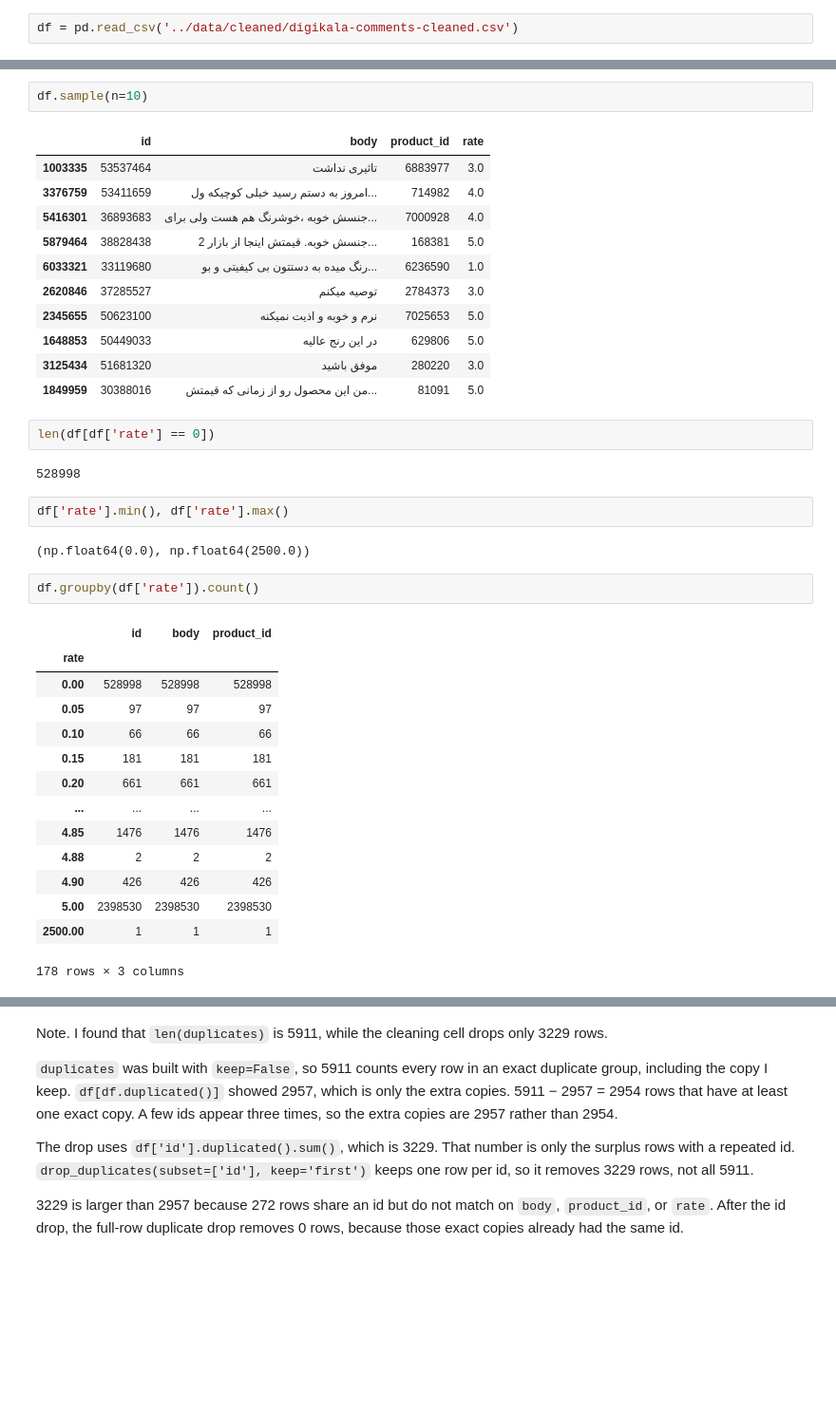
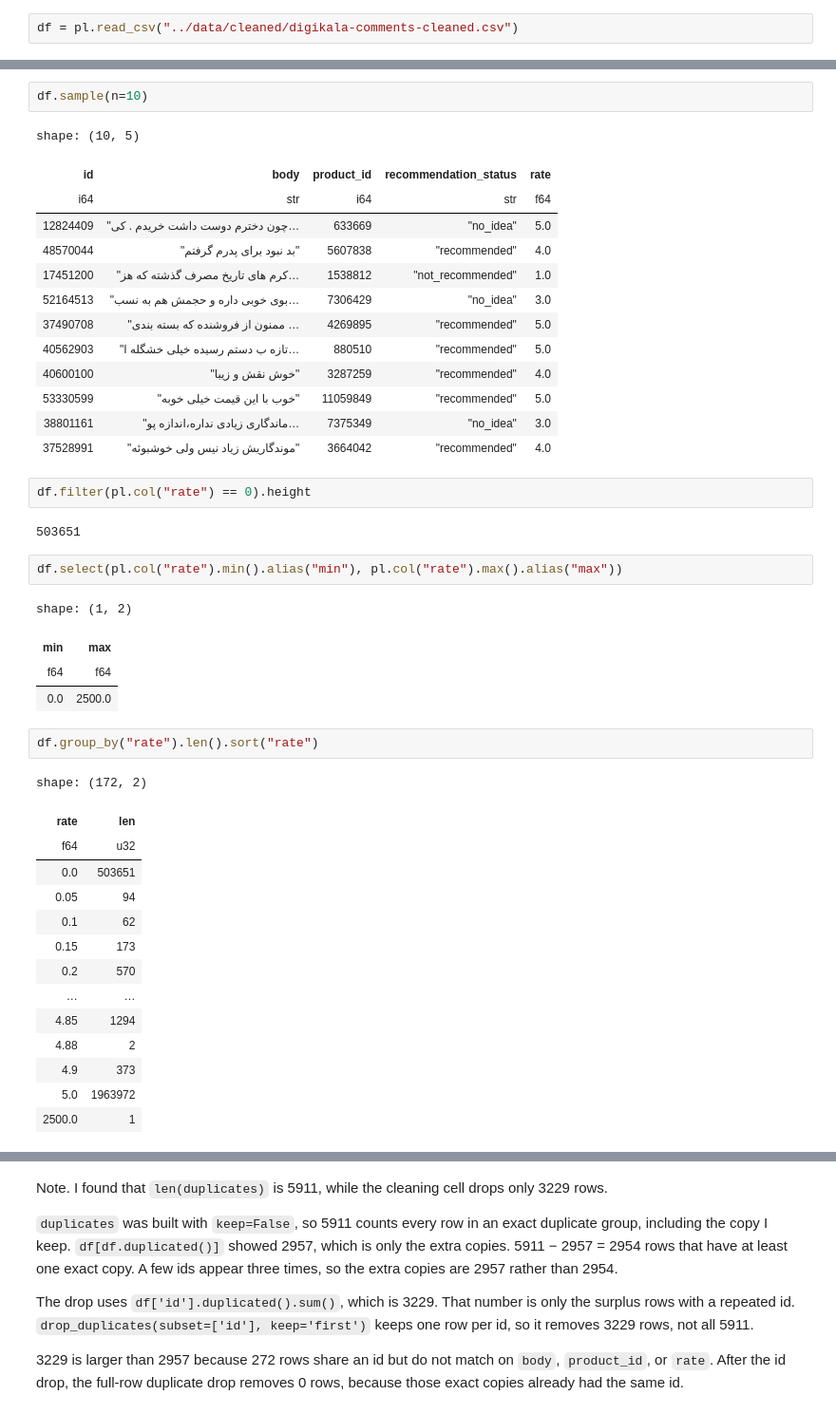
Before and after one commit to atozmax/digikala-comment-recommendation, a Jupyter notebook: notebooks/01-data-cleaning.ipynb, the cells around one changed output, grey strips where cells are left out. Shown at 95% size. Cells and saved outputs as stored; diff of their text form; blank space fills up the shorter version.

```diff
--- a/notebooks/01-data-cleaning.ipynb
+++ b/notebooks/01-data-cleaning.ipynb
@@ -142,3 +125,3 @@ df.to_csv('../data/cleaned/digikala-comments-cleaned.csv', index=False)
 # %%
-df = pd.read_csv('../data/cleaned/digikala-comments-cleaned.csv')
+df = pl.read_csv("../data/cleaned/digikala-comments-cleaned.csv")
 # %%
@@ -158,40 +135,45 @@ memory usage: 698.5 MB
 # %%
 df.sample(n=10)
 # %% [output]
+shape: (10, 5)
-|  | id | body | product_id | rate |
-| 1003335 | 53537464 | تاثیری نداشت | 6883977 | 3.0 |
-| 3376759 | 53411659 | امروز به دستم رسید خیلی کوچیکه ول... | 714982 | 4.0 |
-| 5416301 | 36893683 | جنسش خوبه ،خوشرنگ هم هست ولی برای... | 7000928 | 4.0 |
-| 5879464 | 38828438 | جنسش خوبه. قیمتش اینجا از بازار 2... | 168381 | 5.0 |
-| 6033321 | 33119680 | رنگ میده به دستتون بی کیفیتی و بو... | 6236590 | 1.0 |
-| 2620846 | 37285527 | توصیه میکنم | 2784373 | 3.0 |
-| 2345655 | 50623100 | نرم و خوبه و اذیت نمیکنه | 7025653 | 5.0 |
-| 1648853 | 50449033 | در این رنج عالیه | 629806 | 5.0 |
-| 3125434 | 51681320 | موفق باشید | 280220 | 3.0 |
-| 1849959 | 30388016 | من این محصول رو از زمانی که قیمتش... | 81091 | 5.0 |
+| id | body | product_id | recommendation_status | rate |
+| i64 | str | i64 | str | f64 |
+| 12824409 | "چون دخترم دوست داشت خریدم . کی… | 633669 | "no_idea" | 5.0 |
+| 48570044 | "بد نبود برای پدرم گرفتم" | 5607838 | "recommended" | 4.0 |
+| 17451200 | "کرم های تاریخ مصرف گذشته که هز… | 1538812 | "not_recommended" | 1.0 |
+| 52164513 | "بوی خوبی داره و حجمش هم به نسب… | 7306429 | "no_idea" | 3.0 |
+| 37490708 | "ممنون از فروشنده که بسته بندی … | 4269895 | "recommended" | 5.0 |
+| 40562903 | "تازه ب دستم رسیده خیلی خشگله ا… | 880510 | "recommended" | 5.0 |
+| 40600100 | "خوش نقش و زیبا" | 3287259 | "recommended" | 4.0 |
+| 53330599 | "خوب با این قیمت خیلی خوبه" | 11059849 | "recommended" | 5.0 |
+| 38801161 | "ماندگاری زیادی نداره،اندازه پو… | 7375349 | "no_idea" | 3.0 |
+| 37528991 | "موندگاریش زیاد نیس ولی خوشبوئه" | 3664042 | "recommended" | 4.0 |
 # %%
-len(df[df['rate'] == 0])
+df.filter(pl.col("rate") == 0).height
 # %% [output]
-528998
+503651
 # %%
-df['rate'].min(), df['rate'].max()
+df.select(pl.col("rate").min().alias("min"), pl.col("rate").max().alias("max"))
 # %% [output]
-(np.float64(0.0), np.float64(2500.0))
+shape: (1, 2)
+| min | max |
+| f64 | f64 |
+| 0.0 | 2500.0 |
 # %%
-df.groupby(df['rate']).count()
+df.group_by("rate").len().sort("rate")
 # %% [output]
+shape: (172, 2)
-|  | id | body | product_id |
-| rate |  |  |  |
-| 0.00 | 528998 | 528998 | 528998 |
-| 0.05 | 97 | 97 | 97 |
-| 0.10 | 66 | 66 | 66 |
-| 0.15 | 181 | 181 | 181 |
-| 0.20 | 661 | 661 | 661 |
-| ... | ... | ... | ... |
-| 4.85 | 1476 | 1476 | 1476 |
-| 4.88 | 2 | 2 | 2 |
-| 4.90 | 426 | 426 | 426 |
-| 5.00 | 2398530 | 2398530 | 2398530 |
-| 2500.00 | 1 | 1 | 1 |
+| rate | len |
+| f64 | u32 |
+| 0.0 | 503651 |
+| 0.05 | 94 |
+| 0.1 | 62 |
+| 0.15 | 173 |
+| 0.2 | 570 |
+| … | … |
+| 4.85 | 1294 |
+| 4.88 | 2 |
+| 4.9 | 373 |
+| 5.0 | 1963972 |
+| 2500.0 | 1 |
-178 rows × 3 columns
 # %%
```
Also changed, not shown: parts of 24 cells of this notebook, 20 other files.
